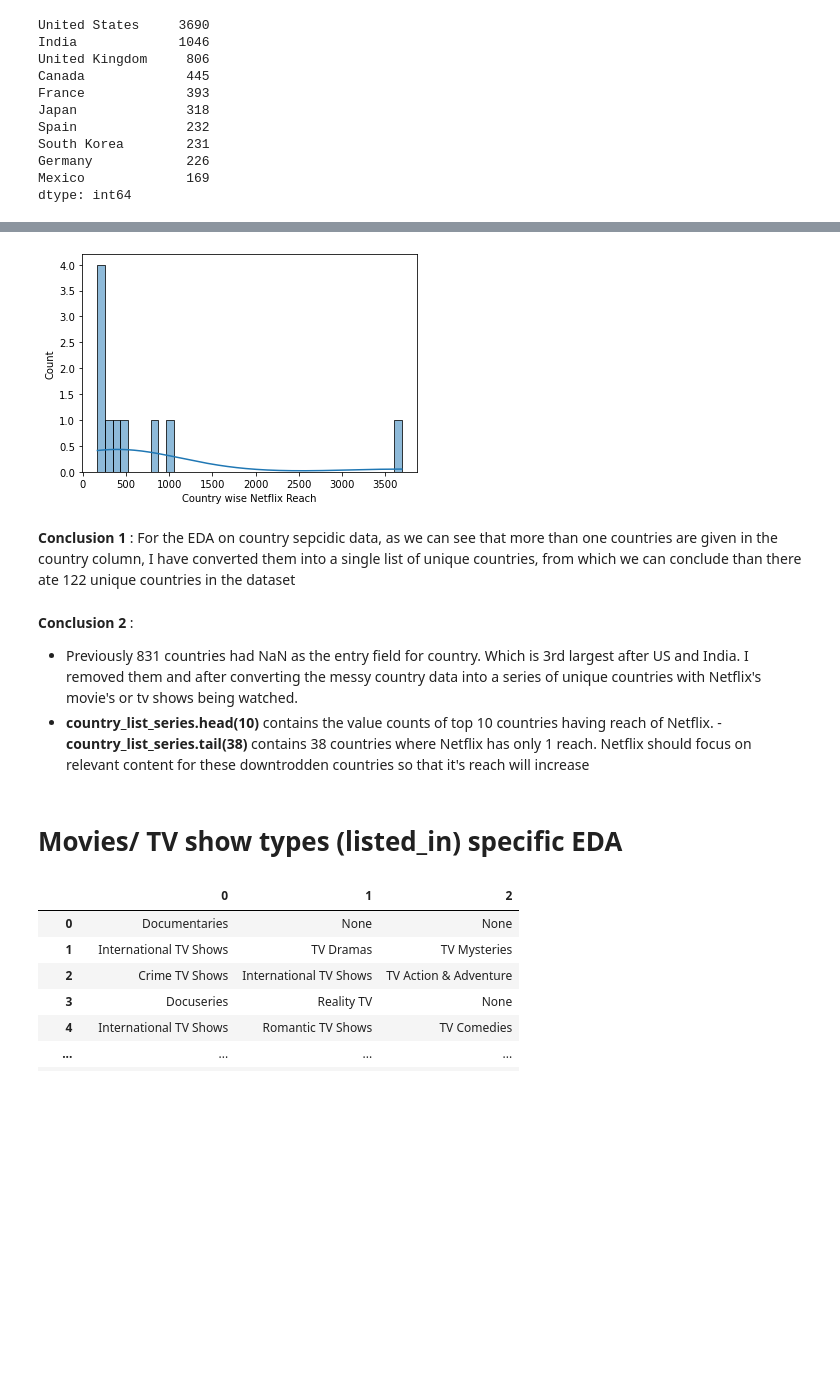
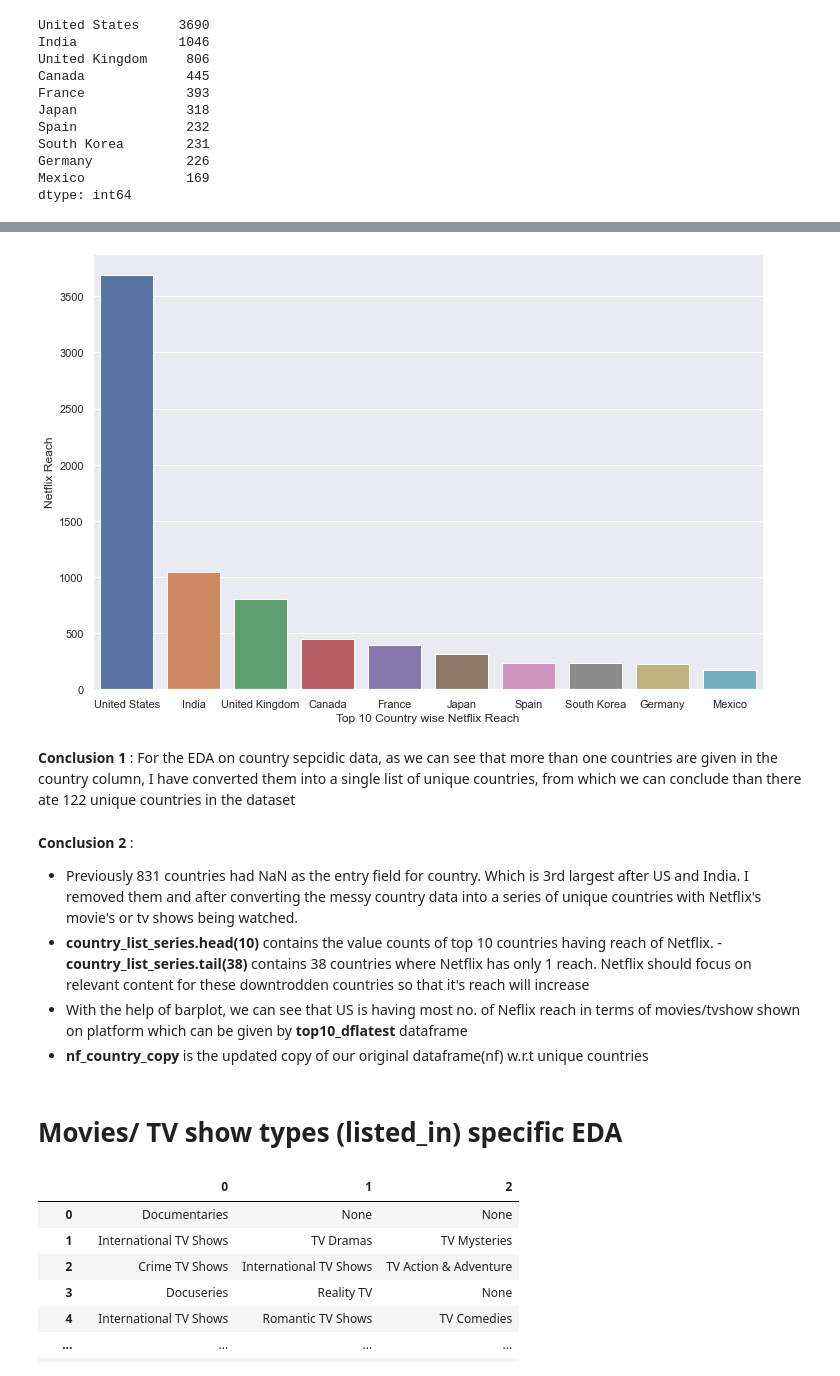
Before and after one commit to sameerudgirkar/DSML-Projects, a Jupyter notebook: Netflix_notebook.ipynb, the cells around one changed output, grey strips where cells are left out. Saved outputs shown, nothing was run; the diff lists cells and outputs as text; code cells hidden in the pictures; blank space fills up the shorter version.

```diff
--- a/Netflix_notebook.ipynb
+++ b/Netflix_notebook.ipynb
@@ -475,0 +501,8 @@ Name: country, Length: 7976, dtype: object
+# %%
+country_list_fin = []
+for i in range(len(country_2dlist)):
+    country_list = []
+    for j in range(len(country_2dlist[i])):
+        country_list.append(country_2dlist[i][j].strip().lower())
+    country_list_fin.append(country_list)
+# country_list_fin
@@ -566,0 +628,3 @@ bottom_38 = country_list_series.tail(38)
+# %%
+top_10_df = pd.DataFrame({'Netflix Reach':top_10})
+top_10_df
@@ -566,0 +643,3 @@ bottom_38 = country_list_series.tail(38)
+# %%
+top10_dfnewest = top_10_df.reset_index()
+top10_dfnewest
@@ -566,0 +658,3 @@ bottom_38 = country_list_series.tail(38)
+# %%
+top10_dflatest = top10_dfnewest.rename(columns = {'index':'Top 10 Countries'})
+top10_dflatest
@@ -567,9 +673,11 @@ bottom_38 = country_list_series.tail(38)
 # %%
-sns.histplot(top_10,bins = 40,kde = True)
+plt.figure(figsize=(12,8))
+sns.set_theme(style="darkgrid")
+sns.barplot(data = top10_dflatest,x = 'Top 10 Countries', y ='Netflix Reach')
 plt.xlabel('Top 10 Country wise Netflix Reach')
 plt.show()
 # %% [output]
-[figure, old version]
+[figure, new version]
 # %%
 # nf['type'].value_counts().plot(kind = 'pie',autopct='%.2f')
 # plt.show()
@@ -580,8 +688,10 @@ plt.show()
 - Previously 831 countries had NaN as the entry field for country. Which is 3rd largest after US and India. I removed them and after converting the messy country data into a series of unique countries with Netflix's movie's or tv shows being watched.
 - **country_list_series.head(10)** contains the value counts of top 10 countries having reach of Netflix.
 -**country_list_series.tail(38)** contains 38 countries where Netflix has only 1 reach. Netflix should focus on relevant content for these downtrodden countries so that it's reach will increase
+- With the help of barplot, we can see that US is having most no. of Neflix reach in terms of movies/tvshow shown on platform which can be given by **top10_dflatest** dataframe
+- **nf_country_copy** is the updated copy of our original dataframe(nf) w.r.t unique countries
-# %% [markdown]
-# Movies/ TV show types (listed_in) specific EDA
+# %% [markdown]
+# Movies/ TV show types (listed_in) specific EDA
 # %%
 df_show_types = nf['listed_in'].str.split(',',expand=True)
 df_show_types
```
Also changed, not shown: parts of 197 cells of this notebook.
